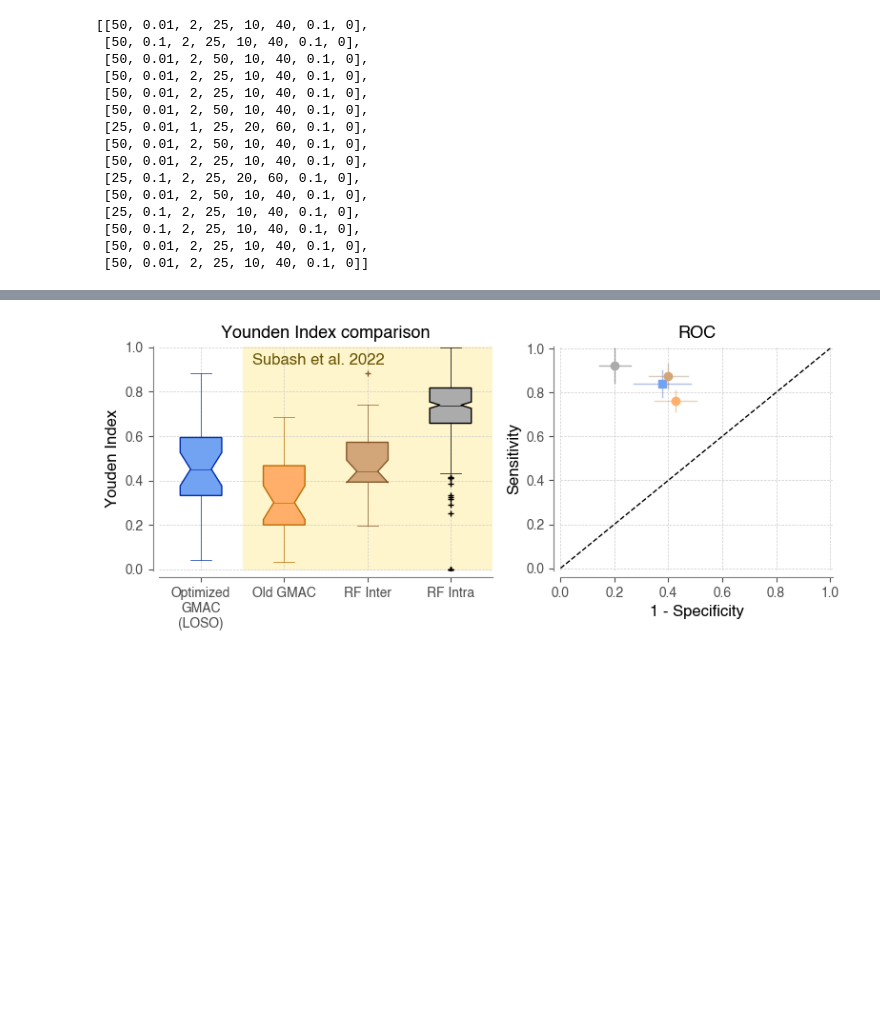
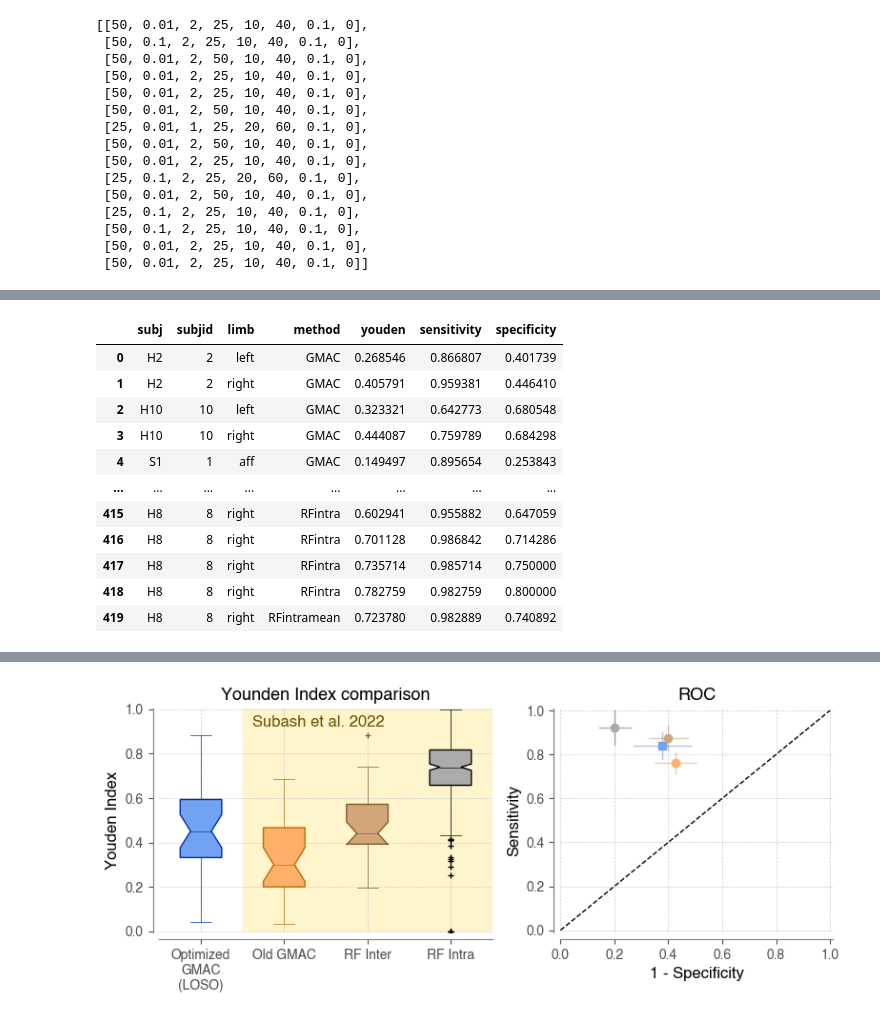
Before and after one commit to siva82kb/gmac, a Jupyter notebook: notebooks/06-paper_plots_R1.ipynb, the cells around one changed output, grey strips where cells are left out. Cells and saved outputs as stored; diff of their text form; code cells hidden in the pictures; blank space fills up the shorter version.

```diff
--- a/notebooks/06-paper_plots_R1.ipynb
+++ b/notebooks/06-paper_plots_R1.ipynb
@@ -1116,0 +869,72 @@ for i, _subj in enumerate(subjs):
+# %%
+# Go through each limb
+for _subj in subjs:
+    _losoinx = (gmac_perf.subjtype == _subj)
+    sys.stdout.write(f">{_lmb}")
+    for _lmb in gmac_perf[_losoinx].limb.unique():
+        sys.stdout.write(f" {_subj}")
+        sys.stdout.flush()
+        _subjid = gmac_perf[gmac_perf.subjtype == _subj]["subject"].unique()[0]
+        #
+        # # Old GMAC
+        _minx = subash22df[_lmb].method == "GMAC"
+        _sinx = (subash22df[_lmb]["subject"] == _subjid)
+        _tempdf = subash22df[_lmb][_minx & _sinx]
+        # New row df
+        _newrowdf = pd.DataFrame.from_dict({
+            "subj": [_subj],
+            "limb": [_lmb],
+            "subjid": [_subjid],
+            "method": ["OldGMAC"],
+            "youden": _tempdf.youden,
+            "sensitivity": _tempdf.sensitivity,
+            "specificity": _tempdf.specificity
+        })
+        losoperfdf = pd.concat([losoperfdf, _newrowdf], ignore_index=True)
+        #
+        # # RF Inter
+        _minx = subash22df[_lmb].method == "RF inter"
+        _tempdf = subash22df[_lmb][_minx & _sinx]
+        # New row df
+        _newrowdf = pd.DataFrame.from_dict({
+            "subj": [_subj],
+            "limb": [_lmb],
+            "subjid": [_subjid],
+            "method": ["RFinter"],
+            "youden": _tempdf.youden,
+            "sensitivity": _tempdf.sensitivity,
+            "specificity": _tempdf.specificity
+        })
+        losoperfdf = pd.concat([losoperfdf, _newrowdf], ignore_index=True)
+        #
+        # # RF Inter
+        _minx = subash22df[_lmb].method == "RF intra"
+        _tempdf = subash22df[_lmb][_minx & _sinx]
+        # New row df
+        # Raw
+        _N = len(_tempdf.youden.values)
+        _newrowdf = pd.DataFrame.from_dict({
+            "subj": [_subj] * _N,
+            "limb": [_lmb] * _N,
+            "subjid": [_subjid] * _N,
+            "method": ["RFintra"] * _N,
+            "youden": _tempdf.youden.values,
+            "sensitivity": _tempdf.sensitivity.values,
+            "specificity": _tempdf.specificity.values
+        })
+        losoperfdf = pd.concat([losoperfdf, _newrowdf], ignore_index=True)
+        # Mean
+        _newrowdf = pd.DataFrame.from_dict({
+            "subj": [_subj],
+            "limb": [_lmb],
+            "subjid": [_subjid],
+            "method": ["RFintramean"],
+            "youden": np.nanmean(_tempdf.youden.values),
+            "sensitivity": np.nanmean(_tempdf.sensitivity.values),
+            "specificity": np.nanmean(_tempdf.specificity.values)
+        })
+        losoperfdf = pd.concat([losoperfdf, _newrowdf], ignore_index=True)
+    sys.stdout.write("\n")
+losoperfdf.to_csv(f"{basedir}/losoperfdf.csv")
+losoperfdf
+# %% [output]
@@ -1116,0 +956,12 @@ for i, _subj in enumerate(subjs):
+|  | subj | subjid | limb | method | youden | sensitivity | specificity |
+| 0 | H2 | 2 | left | GMAC | 0.268546 | 0.866807 | 0.401739 |
+| 1 | H2 | 2 | right | GMAC | 0.405791 | 0.959381 | 0.446410 |
+| 2 | H10 | 10 | left | GMAC | 0.323321 | 0.642773 | 0.680548 |
+| 3 | H10 | 10 | right | GMAC | 0.444087 | 0.759789 | 0.684298 |
+| 4 | S1 | 1 | aff | GMAC | 0.149497 | 0.895654 | 0.253843 |
+| ... | ... | ... | ... | ... | ... | ... | ... |
+| 415 | H8 | 8 | right | RFintra | 0.602941 | 0.955882 | 0.647059 |
+| 416 | H8 | 8 | right | RFintra | 0.701128 | 0.986842 | 0.714286 |
+| 417 | H8 | 8 | right | RFintra | 0.735714 | 0.985714 | 0.750000 |
+| 418 | H8 | 8 | right | RFintra | 0.782759 | 0.982759 | 0.800000 |
+| 419 | H8 | 8 | right | RFintramean | 0.723780 | 0.982889 | 0.740892 |
```
Also changed, not shown: parts of 70 cells of this notebook, 1 other file.
